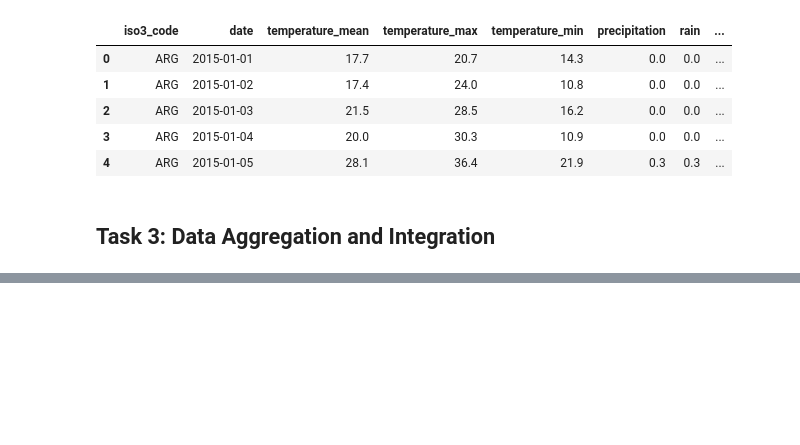
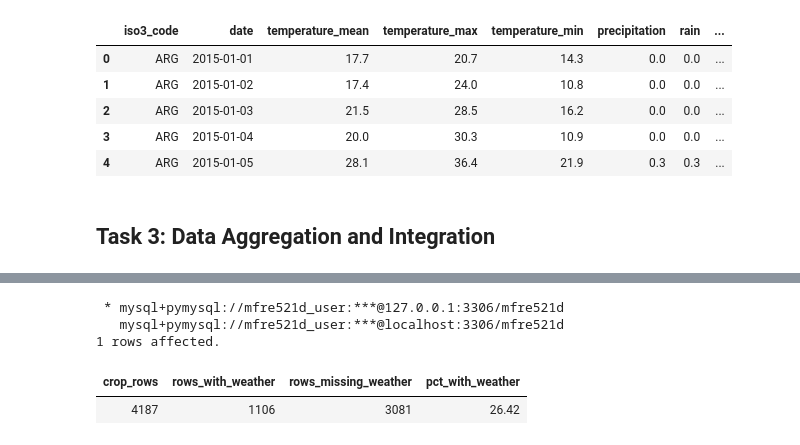
Before and after one commit to clareubc/521d_assignment, a Jupyter notebook: notebooks/Assignment 2.ipynb, the cells around one changed output, grey strips where cells are left out. Saved outputs shown, nothing was run; the diff lists cells and outputs as text; code cells hidden in the pictures; blank space fills up the shorter version.

```diff
--- a/notebooks/Assignment 2.ipynb
+++ b/notebooks/Assignment 2.ipynb
@@ -1017,0 +1060,19 @@ df_integrated
+# %%
+%%sql
+SELECT
+  COUNT(*) AS crop_rows,
+  SUM(CASE WHEN aw.n_days IS NOT NULL THEN 1 ELSE 0 END) AS rows_with_weather,
+  SUM(CASE WHEN aw.n_days IS NULL THEN 1 ELSE 0 END) AS rows_missing_weather,
+  ROUND(100.0 * SUM(CASE WHEN aw.n_days IS NOT NULL THEN 1 ELSE 0 END) / COUNT(*), 2) AS pct_with_weather
+FROM crop_production cp
+JOIN countries c
+  ON cp.country_id = c.country_id
+LEFT JOIN annual_weather aw
+  ON aw.iso3_code = c.iso3_code
+ AND aw.year = cp.year;
+# %% [output]
+ * mysql+pymysql://mfre521d_user:***@127.0.0.1:3306/mfre521d
+   mysql+pymysql://mfre521d_user:***@localhost:3306/mfre521d
+1 rows affected.
+| crop_rows | rows_with_weather | rows_missing_weather | pct_with_weather |
+| 4187 | 1106 | 3081 | 26.42 |
```
Also changed, not shown: parts of 19 cells of this notebook, 1 other file.
